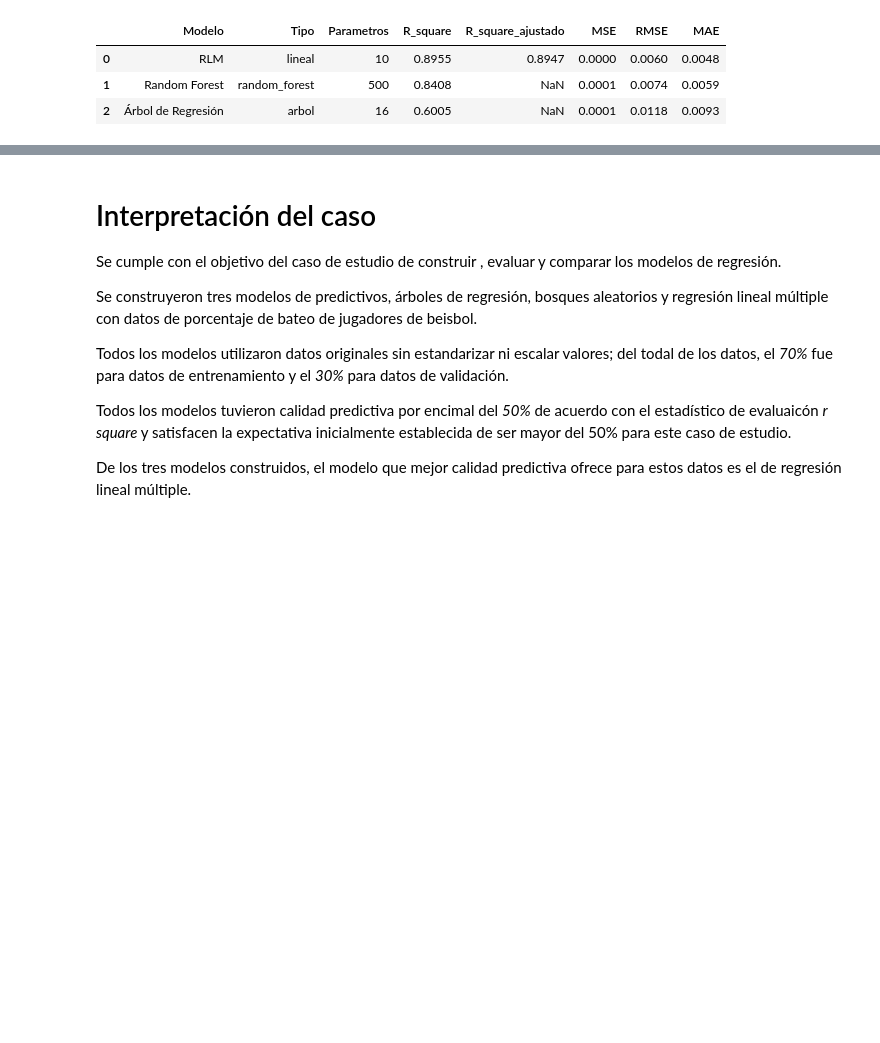
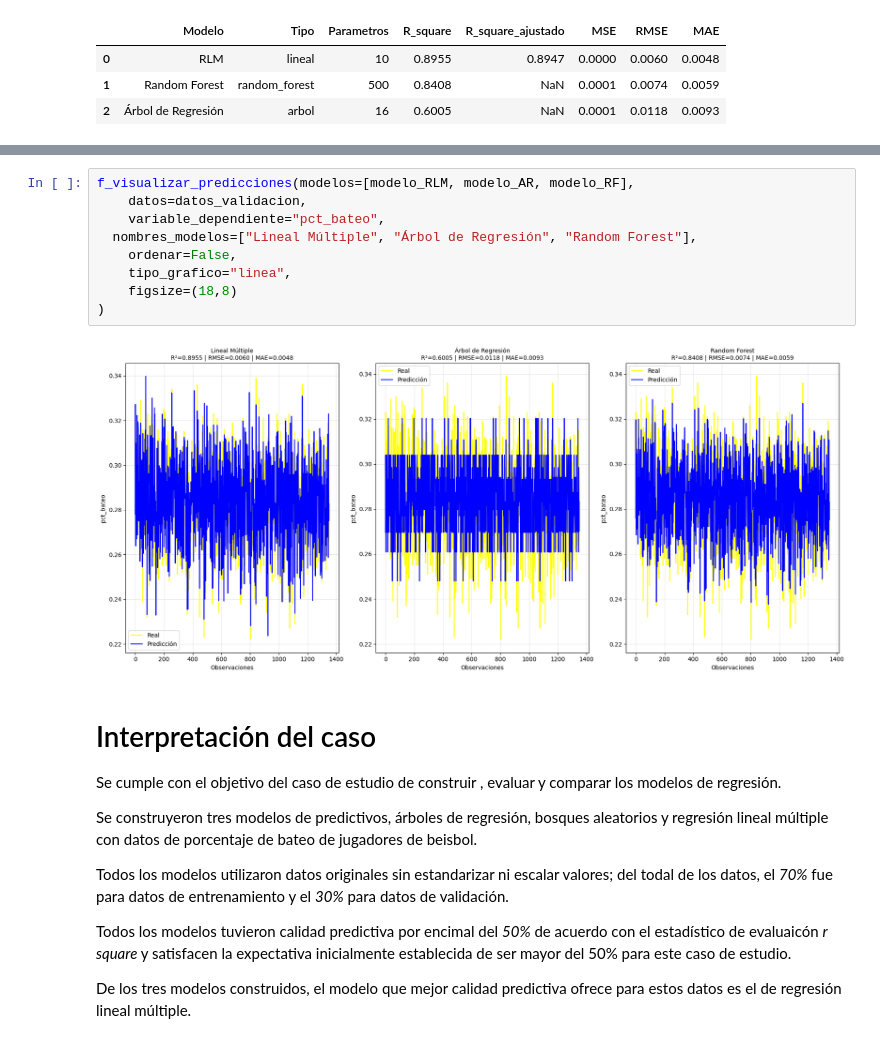
Before and after one commit to rpizarrog/Libro-Aprendizaje-Automatico.-Casos-de-Estudio-con-R-y-Python, a Jupyter notebook: Python NoteBooks/Caso_de_estudio_arboles_de_regresiOn_y_bosques_aleatorios_PCT_BATEO.ipynb, the cells around one changed output, grey strips where cells are left out. Drawn from its saved outputs; the diff is of its cells as text; blank space fills up the shorter version.

```diff
--- a/Python NoteBooks/Caso_de_estudio_arboles_de_regresiOn_y_bosques_aleatorios_PCT_BATEO.ipynb
+++ b/Python NoteBooks/Caso_de_estudio_arboles_de_regresiOn_y_bosques_aleatorios_PCT_BATEO.ipynb
@@ -2892,3 +371,14 @@ EVALUACIÓN DE MODELOS
+# %%
+f_visualizar_predicciones(modelos=[modelo_RLM, modelo_AR, modelo_RF],
+    datos=datos_validacion,
+    variable_dependiente="pct_bateo",
+  nombres_modelos=["Lineal Múltiple", "Árbol de Regresión", "Random Forest"],
+    ordenar=False,
+    tipo_grafico="linea",
+    figsize=(18,8)
+)
+# %% [output]
+[figure, added]
 # %% [markdown]
 # Interpretación del caso
 
```
Also changed, not shown: parts of 5 cells of this notebook.
